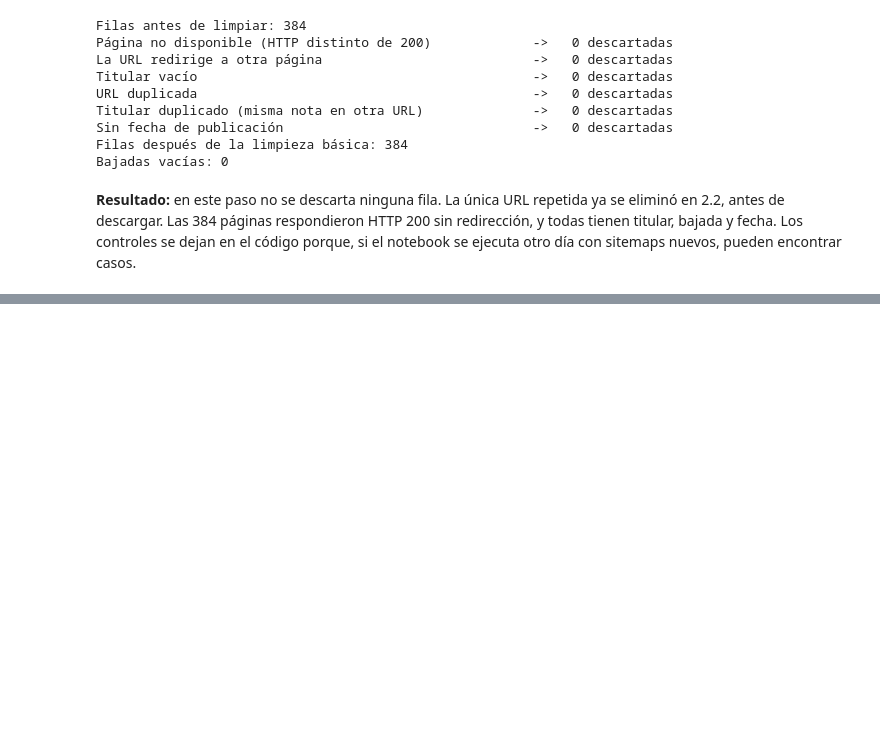
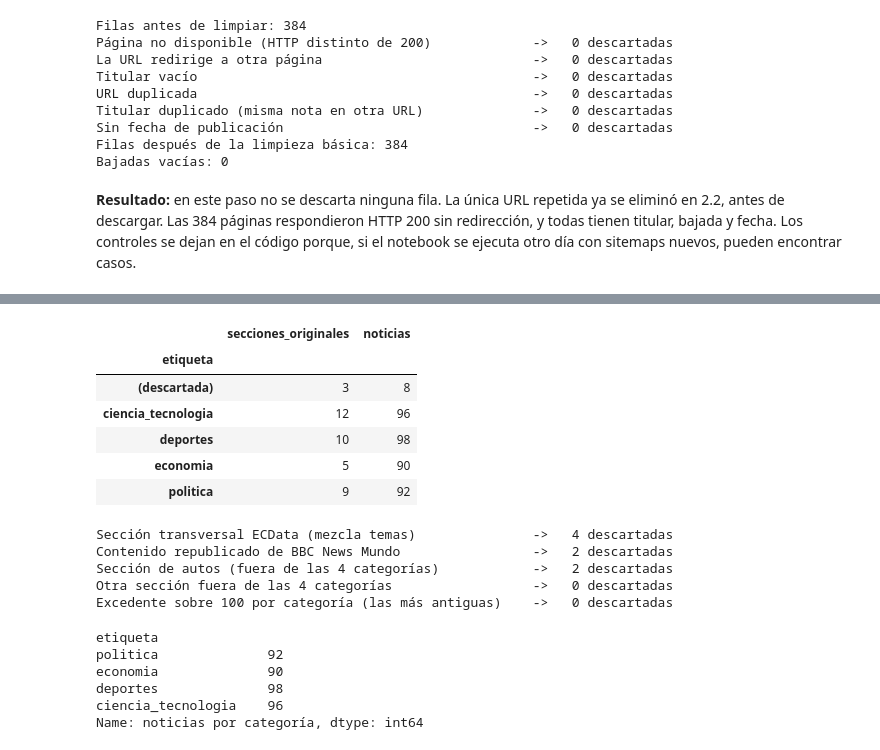
Before and after one commit to IvettexMamani/diplomado-python-2026, a Jupyter notebook: tarea_1/01_recoleccion.ipynb, the cells around one changed output, grey strips where cells are left out. Cells and saved outputs as stored; diff of their text form; code cells hidden in the pictures; blank space fills up the shorter version.

```diff
--- a/tarea_1/01_recoleccion.ipynb
+++ b/tarea_1/01_recoleccion.ipynb
@@ -368,0 +436,39 @@ Bajadas vacías: 0
+# %%
+resumen_mapeo = (tabla_mapeo.groupby("etiqueta")
+                   .agg(secciones_originales=("seccion_original", "size"), noticias=("noticias", "sum")))
+display(resumen_mapeo)
+
+MOTIVOS_FUERA = {
+    "ecdata": "Sección transversal ECData (mezcla temas)",
+    "bbc-news-mundo": "Contenido republicado de BBC News Mundo",
+    "ruedas-tuercas": "Sección de autos (fuera de las 4 categorías)",
+}
+for raiz, motivo in MOTIVOS_FUERA.items():
+    df = descartar(df, df["etiqueta"].isna() & df["seccion_original"].str.split("/").str[0].eq(raiz),
+                   motivo)
+df = descartar(df, df["etiqueta"].isna(), "Otra sección fuera de las 4 categorías")
+
+# Balance: como máximo 100 noticias por categoría (se conservan las más recientes)
+df = df.sort_values("fecha_dt", ascending=False)
+df = descartar(df, df.groupby("etiqueta").cumcount() >= 100,
+               "Excedente sobre 100 por categoría (las más antiguas)")
+df["etiqueta"].value_counts().reindex(ETIQUETAS).rename("noticias por categoría")
+# %% [output]
+|  | secciones_originales | noticias |
+| etiqueta |  |  |
+| (descartada) | 3 | 8 |
+| ciencia_tecnologia | 12 | 96 |
+| deportes | 10 | 98 |
+| economia | 5 | 90 |
+| politica | 9 | 92 |
+Sección transversal ECData (mezcla temas)               ->   4 descartadas
+Contenido republicado de BBC News Mundo                 ->   2 descartadas
+Sección de autos (fuera de las 4 categorías)            ->   2 descartadas
+Otra sección fuera de las 4 categorías                  ->   0 descartadas
+Excedente sobre 100 por categoría (las más antiguas)    ->   0 descartadas
+etiqueta
+politica              92
+economia              90
+deportes              98
+ciencia_tecnologia    96
+Name: noticias por categoría, dtype: int64
```
Also changed, not shown: parts of 2 cells of this notebook.
